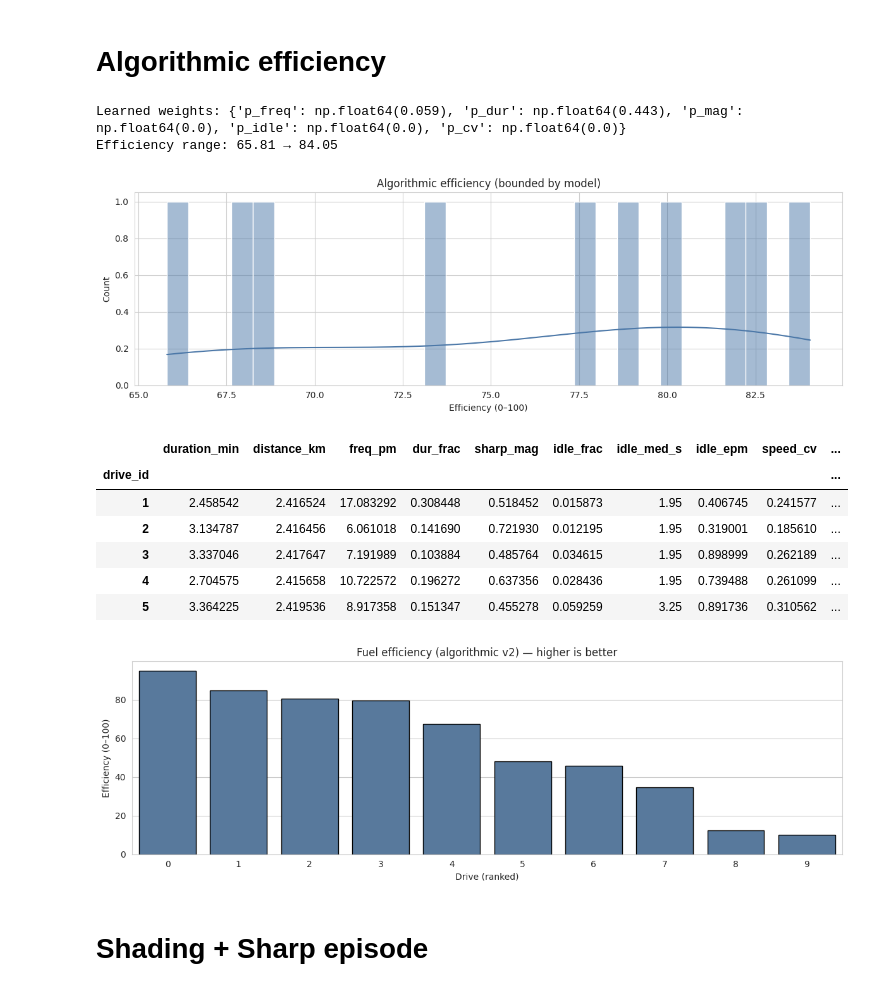
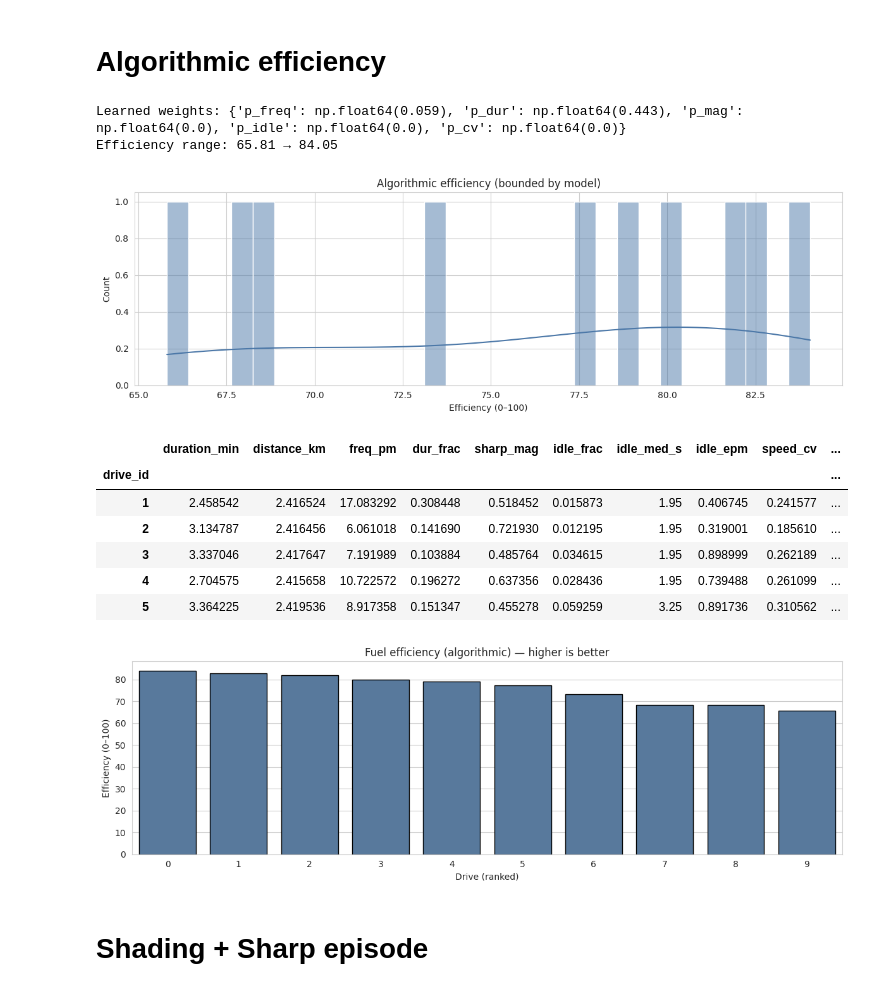
Before and after one commit to benty691/EAT40005, a Jupyter notebook: Jupyter_Notebook/W8S2.ipynb, the cells around one changed output. Drawn from its saved outputs; the diff is of its cells as text; code cells hidden in the pictures.

```diff
--- a/Jupyter_Notebook/W8S2.ipynb
+++ b/Jupyter_Notebook/W8S2.ipynb
@@ -107,20 +107,19 @@ Files: 10 | Drives: 10 | Rows: 2,378
 # %% [markdown]
 # Fleeth threshold + Idle
 # %%
-# === Cell 3 — Fleet thresholds + RULE Idle mask ===
-# Prereqs: df has per-row dynamics; use Cell 2/3 from earlier (SPEED_ms, ACCEL, JERK, IDLE_RULE, dist_m, base_sec exist)
-
+# === Cell 3 — Fleet thresholds + RULE Idle mask (patched) ===
 from sklearn.linear_model import LinearRegression
 import numpy as np, pandas as pd
 import matplotlib.pyplot as plt, seaborn as sns
+from scipy.signal import medfilt
 
 # 1) Build per-drive aggregates (length-invariant)
-def _run_lengths(mask: np.ndarray):
+def run_lengths(mask: np.ndarray):   # <— was _run_lengths; rename to match calls below
     m = mask.astype(bool)
     idx = np.flatnonzero(np.diff(np.r_[False, m, False]))
     return idx[::2], idx[1::2] - idx[::2]
 
-base_sec = infer_base_interval_seconds(df["timestamp"])
+base_sec  = infer_base_interval_seconds(df["timestamp"])
 thr_accel = max(0.6, df["ACCEL"].abs().quantile(0.85))
 thr_jerk  = max(0.6, df["JERK"].abs().quantile(0.90))
 sharp_mask = (df["ACCEL"].abs()>thr_accel) | (df["JERK"].abs()>thr_jerk)
@@ -128,15 +127,15 @@ sharp_mask = (df["ACCEL"].abs()>thr_accel) | (df["JERK"].abs()>thr_jerk)
 print(f"ACCEL_thr={thr_accel:.2f} m/s^2  |  JERK_thr={thr_jerk:.2f} m/s^3")
 
 # Idle: near-zero motion + minimal throttle/load/MAF (no ML)
-speed_low   = (df["SPEED_ms"].abs() <= 0.6)                     # ~<=2.2 km/h
-thr_low     = (df["THROTTLE_POS"] <= df["THROTTLE_POS"].quantile(0.10)) if "THROTTLE_POS" in df else True
-load_low    = (df["ENGINE_LOAD"]  <= df["ENGINE_LOAD"].quantile(0.15))  if "ENGINE_LOAD"  in df else True
-maf_low     = (df["MAF"]          <= df["MAF"].quantile(0.10))          if "MAF"          in df else True
-accel_low   = (df["ACCEL"].abs()  <= df["ACCEL"].abs().quantile(0.20))
-idle_rule   = (speed_low & thr_low & load_low & maf_low & accel_low).astype(bool)
+speed_low = (df["SPEED_ms"].abs() <= 0.6)  # ~<= 2.2 km/h
+thr_low   = (df["THROTTLE_POS"] <= df["THROTTLE_POS"].quantile(0.10)) if "THROTTLE_POS" in df else True
+load_low  = (df["ENGINE_LOAD"]  <= df["ENGINE_LOAD"].quantile(0.15))  if "ENGINE_LOAD"  in df else True
+maf_low   = (df["MAF"]          <= df["MAF"].quantile(0.10))          if "MAF"          in df else True
+accel_low = (df["ACCEL"].abs()  <= df["ACCEL"].abs().quantile(0.20))
+
+idle_rule = (speed_low & thr_low & load_low & maf_low & accel_low).astype(bool)
 
 # debounce small flicker
-from scipy.signal import medfilt
 df["IDLE_RULE"] = medfilt(idle_rule.astype(int), kernel_size=5).astype(bool)
 
 # quick sanity plot
@@ -146,14 +145,18 @@ t0 = (df["timestamp"].iloc[:N]-df["timestamp"].iloc[0]).dt.total_seconds()
 plt.scatter(t0[df["IDLE_RULE"].iloc[:N]], np.zeros(df["IDLE_RULE"].iloc[:N].sum())+0.5, s=10, label="Idle (rule)")
 plt.yticks([]); plt.title("Idle timeline (first segment) — rule-based"); plt.legend(); plt.tight_layout(); plt.show()
 
+# per-drive idle summary (used later)
 idle_frac = df.groupby("drive_id")["IDLE_RULE"].mean().rename("idle_frac")
 idle_dur_s = []
 for gid, g in df.groupby("drive_id"):
-    starts, lens = run_lengths(g["IDLE_RULE"].values)
-    idle_dur_s.append(pd.Series({"drive_id":gid,
-                                 "idle_episodes":len(lens),
-                                 "idle_median_dur_s": float(np.median(lens)*base_sec if len(lens) else 0.0)}))
+    starts, lens = run_lengths(g["IDLE_RULE"].values)  # <— now matches definition
+    idle_dur_s.append(pd.Series({
+        "drive_id": gid,
+        "idle_episodes": len(lens),
+        "idle_median_dur_s": float(np.median(lens)*base_sec if len(lens) else 0.0)
+    }))
 idle_dur_s = pd.DataFrame(idle_dur_s).set_index("drive_id")
+
 print(idle_frac.describe())
 # %% [output]
 ACCEL_thr=2.56 m/s^2  |  JERK_thr=7.89 m/s^3
@@ -170,7 +173,6 @@ Name: idle_frac, dtype: float64
 # %% [markdown]
 # Algorithmic efficiency
 # %%
-
 drv = []
 for gid, g in df.groupby("drive_id", sort=True):
     if len(g) < 5:
@@ -179,7 +181,7 @@ for gid, g in df.groupby("drive_id", sort=True):
     T = float(dt_s.sum()); mins = max(1e-6, T/60)
     # sharp episodes
     s = sharp_mask.loc[g.index].values
-    st, ln = _run_lengths(s)
+    st, ln = run_lengths(s)
     # frequency/duration
     freq_pm = len(ln)/mins
     dur_frac = (ln.sum()*base_sec)/max(1e-6, T)
@@ -194,7 +196,7 @@ for gid, g in df.groupby("drive_id", sort=True):
     sharp_mag = float(np.mean(peaks)) if peaks else 0.0
     # idle signals
     idle_frac = float(g["IDLE_RULE"].mean())
-    sti, lni = _run_lengths(g["IDLE_RULE"].values)
+    sti, lni = run_lengths(g["IDLE_RULE"].values)
     idle_med_s = float(np.median(lni)*base_sec if len(lni) else 0.0)
     idle_epm = len(lni)/mins
     # speed steadiness
@@ -239,36 +241,37 @@ dfeat["ineff_model"] = 1 - np.exp(-P.values @ w)       # in (0,1)
 
 # 4) Final efficiency (bounded; no batch min-max)
 dfeat["efficiency_algo"] = 100*(1 - dfeat["ineff_model"])
+ranked = dfeat.sort_values("efficiency_algo", ascending=False)
 
 # 5) Diagnostics
 print("Learned weights:", dict(zip(P.columns, np.round(w,3))))
 print("Efficiency range:", round(dfeat["efficiency_algo"].min(),2), "→", round(dfeat["efficiency_algo"].max(),2))
 
 plt.figure(figsize=(12,4))
 sns.histplot(dfeat["efficiency_algo"], bins=30, kde=True, color="#4C78A8")
 plt.title("Algorithmic efficiency (bounded by model)"); plt.xlabel("Efficiency (0–100)")
 plt.tight_layout(); plt.show()
 
 # Keep a merged per-drive table for ML training in Cell B
 per_drive = dfeat.join(P)
 display(per_drive.head(5))
 
 # Plot
 plt.figure(figsize=(12,4))
-sns.barplot(x=np.arange(len(ranked)), y=ranked["efficiency_algo_v2"], color="#4C78A8", edgecolor="black")
-plt.title("Fuel efficiency (algorithmic v2) — higher is better"); plt.xlabel("Drive (ranked)"); plt.ylabel("Efficiency (0–100)")
+sns.barplot(x=np.arange(len(ranked)), y=ranked["efficiency_algo"], color="#4C78A8", edgecolor="black")
+plt.title("Fuel efficiency (algorithmic) — higher is better"); plt.xlabel("Drive (ranked)"); plt.ylabel("Efficiency (0–100)")
 plt.tight_layout(); plt.show()
 # %% [output]
 Learned weights: {'p_freq': np.float64(0.059), 'p_dur': np.float64(0.443), 'p_mag': np.float64(0.0), 'p_idle': np.float64(0.0), 'p_cv': np.float64(0.0)}
 Efficiency range: 65.81 → 84.05
 [figure]
 |  | duration_min | distance_km | freq_pm | dur_frac | sharp_mag | idle_frac | idle_med_s | idle_epm | speed_cv | ... |
 | drive_id |  |  |  |  |  |  |  |  |  | ... |
 | 1 | 2.458542 | 2.416524 | 17.083292 | 0.308448 | 0.518452 | 0.015873 | 1.95 | 0.406745 | 0.241577 | ... |
 | 2 | 3.134787 | 2.416456 | 6.061018 | 0.141690 | 0.721930 | 0.012195 | 1.95 | 0.319001 | 0.185610 | ... |
 | 3 | 3.337046 | 2.417647 | 7.191989 | 0.103884 | 0.485764 | 0.034615 | 1.95 | 0.898999 | 0.262189 | ... |
 | 4 | 2.704575 | 2.415658 | 10.722572 | 0.196272 | 0.637356 | 0.028436 | 1.95 | 0.739488 | 0.261099 | ... |
 | 5 | 3.364225 | 2.419536 | 8.917358 | 0.151347 | 0.455278 | 0.059259 | 3.25 | 0.891736 | 0.310562 | ... |
-[figure, old version]
+[figure, new version]
 # %% [markdown]
 # Shading + Sharp episode
```
Also changed, not shown: parts of 3 cells of this notebook, 2 other files.
